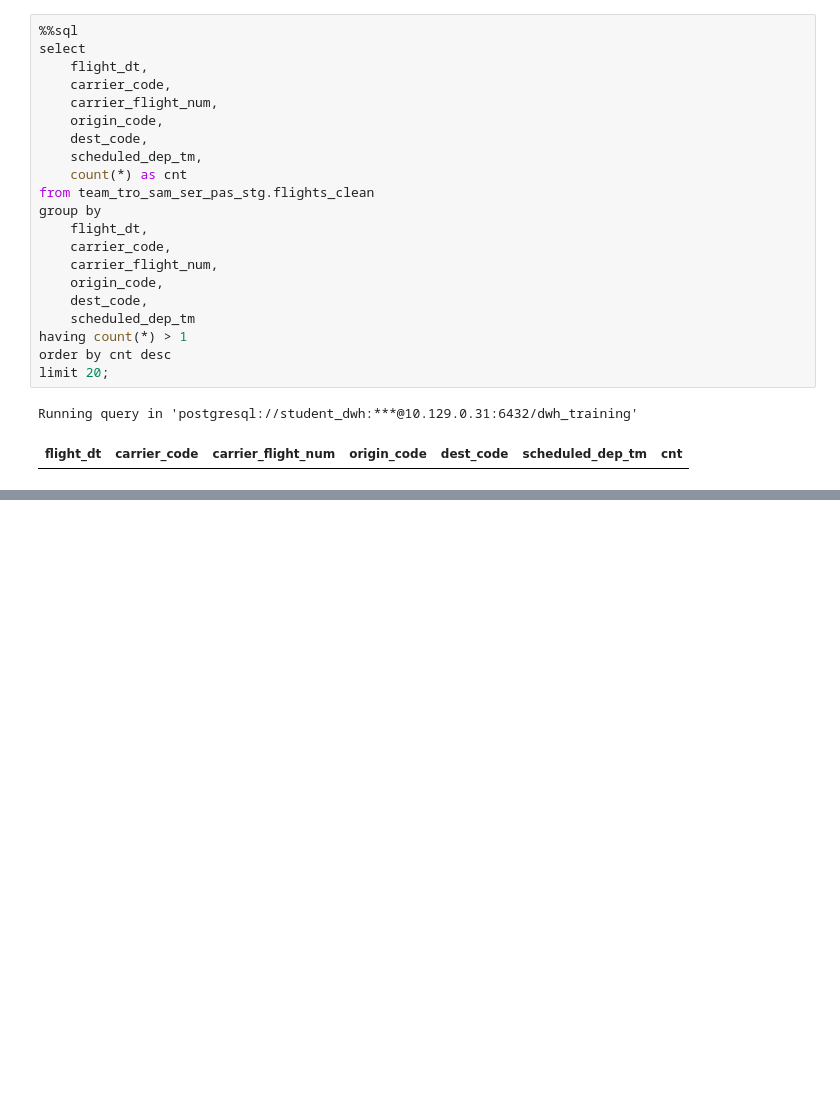
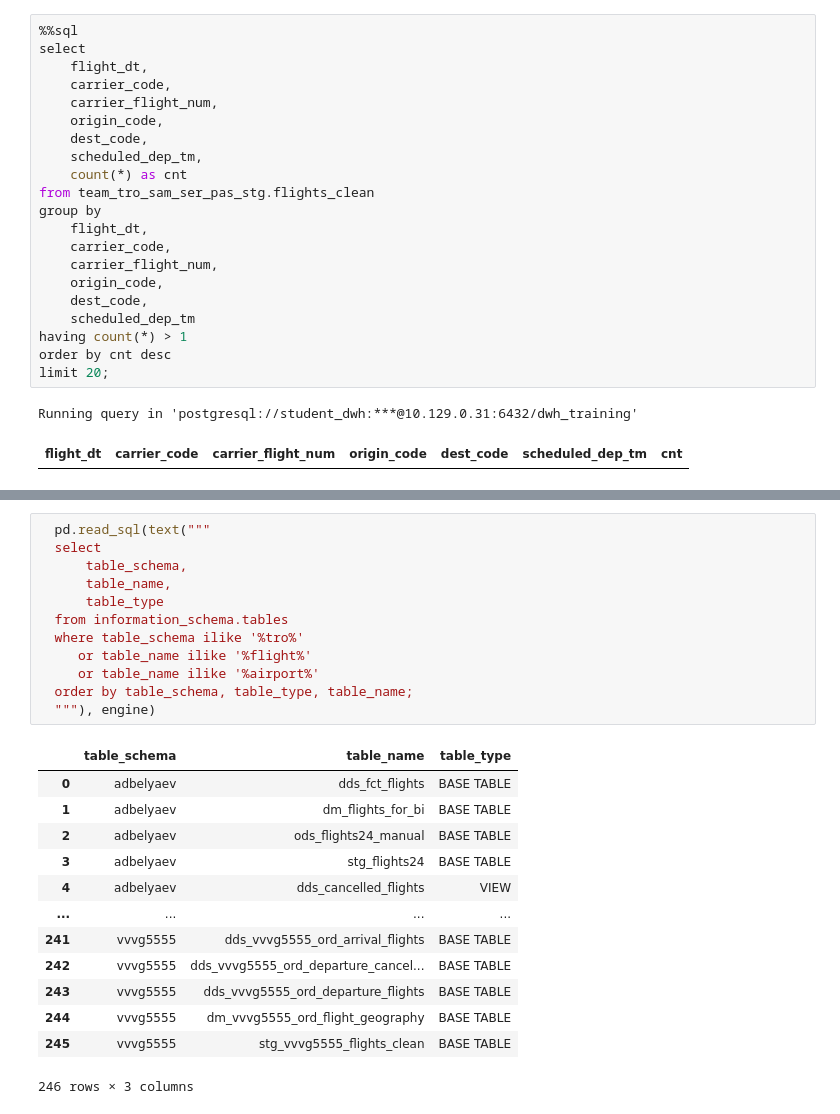
Before and after one commit to d-pascenco/dwh_sql_project_team_Tro_Sam_Ser_Pas, a Jupyter notebook: python/utils/dwh_training_sql_запросы.ipynb, the cells around one changed output, grey strips where cells are left out. Cells and saved outputs as stored; diff of their text form; blank space fills up the shorter version.

```diff
--- a/python/utils/dwh_training_sql_запросы.ipynb
+++ b/python/utils/dwh_training_sql_запросы.ipynb
@@ -318,0 +486,26 @@ Running query in 'postgresql://student_dwh:***@10.129.0.31:6432/dwh_training'
+# %%
+  pd.read_sql(text("""
+  select
+      table_schema,
+      table_name,
+      table_type
+  from information_schema.tables
+  where table_schema ilike '%tro%'
+     or table_name ilike '%flight%'
+     or table_name ilike '%airport%'
+  order by table_schema, table_type, table_name;
+  """), engine)
+# %% [output]
+|  | table_schema | table_name | table_type |
+| 0 | adbelyaev | dds_fct_flights | BASE TABLE |
+| 1 | adbelyaev | dm_flights_for_bi | BASE TABLE |
+| 2 | adbelyaev | ods_flights24_manual | BASE TABLE |
+| 3 | adbelyaev | stg_flights24 | BASE TABLE |
+| 4 | adbelyaev | dds_cancelled_flights | VIEW |
+| ... | ... | ... | ... |
+| 241 | vvvg5555 | dds_vvvg5555_ord_arrival_flights | BASE TABLE |
+| 242 | vvvg5555 | dds_vvvg5555_ord_departure_cancel... | BASE TABLE |
+| 243 | vvvg5555 | dds_vvvg5555_ord_departure_flights | BASE TABLE |
+| 244 | vvvg5555 | dm_vvvg5555_ord_flight_geography | BASE TABLE |
+| 245 | vvvg5555 | stg_vvvg5555_flights_clean | BASE TABLE |
+246 rows × 3 columns
```
Also changed, not shown: parts of 7 cells of this notebook, 4 other files.
